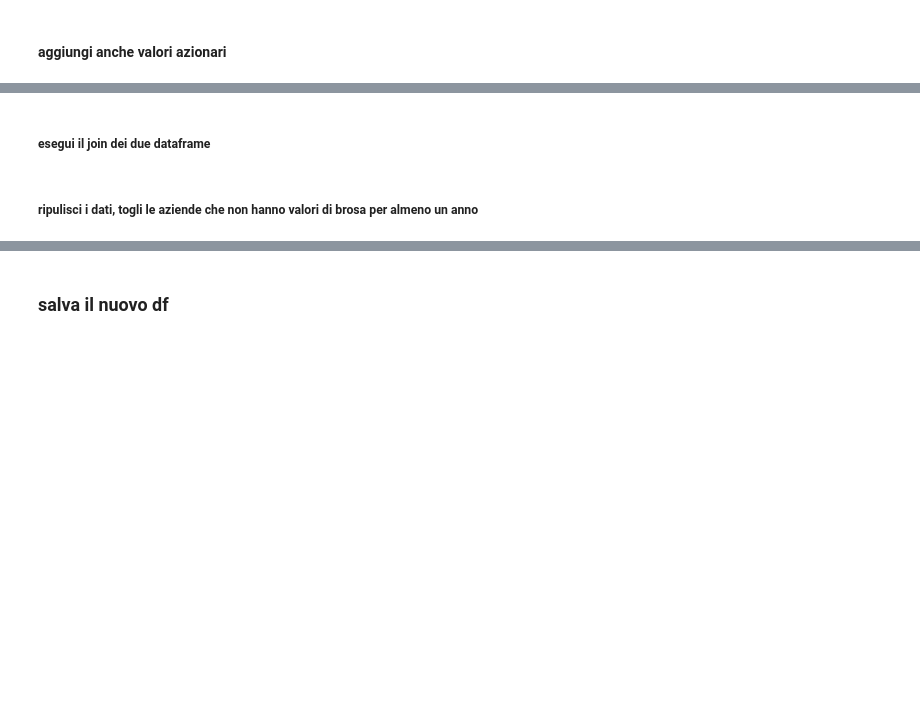
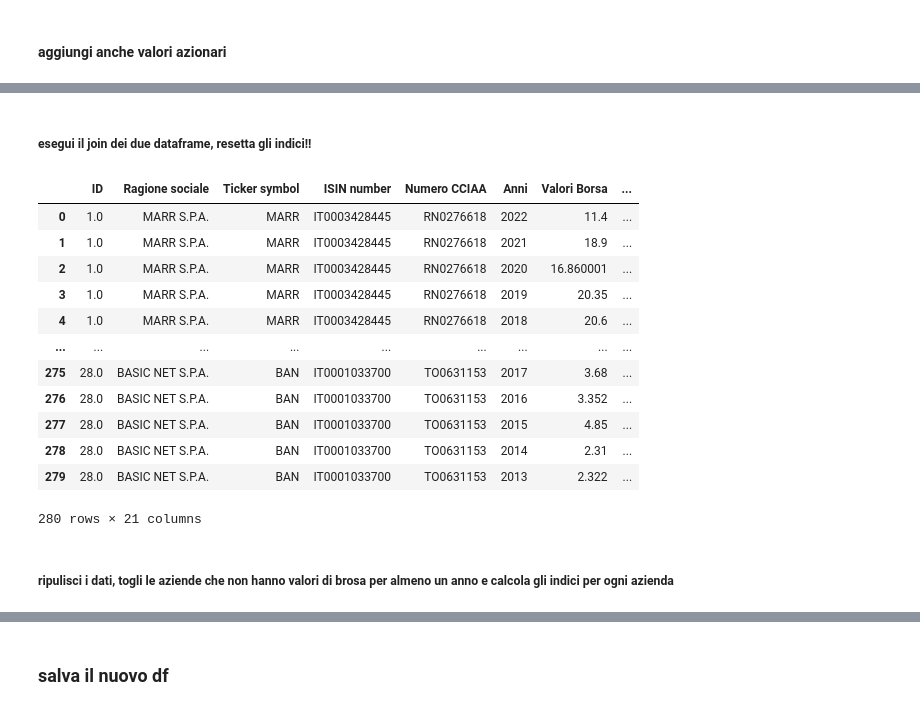
Before and after one commit to leoBitto/Tesi, a Jupyter notebook: tesi.ipynb, the cells around one changed output, grey strips where cells are left out. Cells and saved outputs as stored; diff of their text form; code cells hidden in the pictures; blank space fills up the shorter version.

```diff
--- a/tesi.ipynb
+++ b/tesi.ipynb
@@ -60,7 +128,6 @@ info
 # %% [markdown]
 #### df degli indici
 # %%
-
 # Rimuovi il carattere '\n' e tutti quelli che seguono dalle intestazioni delle colonne
 df.columns = df.columns.str.replace(r'\n.*', '', regex=True)
 nomi_colonne = df.columns.unique()[5:]
@@ -87,4 +154,9 @@ for i in range(0, 140, 10):
     new_df.insert(col, nomi_colonne[col], indice)
     col += 1
 
+
+for col in new_df.columns:
+    new_df[col] = new_df[col].str.replace(',' , '.').astype(float)
+    #print(type(X[col]))
+
 new_df
@@ -97,2 +197,2 @@ info
 # %% [markdown]
-##### esegui il join dei due dataframe
+##### esegui il join dei due dataframe, resetta gli indici!!
@@ -102,3 +199,24 @@ dati_puliti
+# %%
+#resetta indici
+info = info.reset_index(drop=True)
+new_df = new_df.reset_index(drop=True)
+#esegui il join
+dati_puliti = info.join(new_df)
+dati_puliti
+# %% [output]
+|  | ID | Ragione sociale | Ticker symbol | ISIN number | Numero CCIAA | Anni | Valori Borsa | ... |
+| 0 | 1.0 | MARR S.P.A. | MARR | IT0003428445 | RN0276618 | 2022 | 11.4 | ... |
+| 1 | 1.0 | MARR S.P.A. | MARR | IT0003428445 | RN0276618 | 2021 | 18.9 | ... |
+| 2 | 1.0 | MARR S.P.A. | MARR | IT0003428445 | RN0276618 | 2020 | 16.860001 | ... |
+| 3 | 1.0 | MARR S.P.A. | MARR | IT0003428445 | RN0276618 | 2019 | 20.35 | ... |
+| 4 | 1.0 | MARR S.P.A. | MARR | IT0003428445 | RN0276618 | 2018 | 20.6 | ... |
+| ... | ... | ... | ... | ... | ... | ... | ... | ... |
+| 275 | 28.0 | BASIC NET S.P.A. | BAN | IT0001033700 | TO0631153 | 2017 | 3.68 | ... |
+| 276 | 28.0 | BASIC NET S.P.A. | BAN | IT0001033700 | TO0631153 | 2016 | 3.352 | ... |
+| 277 | 28.0 | BASIC NET S.P.A. | BAN | IT0001033700 | TO0631153 | 2015 | 4.85 | ... |
+| 278 | 28.0 | BASIC NET S.P.A. | BAN | IT0001033700 | TO0631153 | 2014 | 2.31 | ... |
+| 279 | 28.0 | BASIC NET S.P.A. | BAN | IT0001033700 | TO0631153 | 2013 | 2.322 | ... |
+280 rows × 21 columns
 # %% [markdown]
-##### ripulisci i dati, togli le aziende che non hanno valori di brosa per almeno un anno
+##### ripulisci i dati, togli le aziende che non hanno valori di brosa per almeno un anno e calcola gli indici per ogni azienda
 # %%
```
Also changed, not shown: parts of 15 cells of this notebook, 1 other file.
